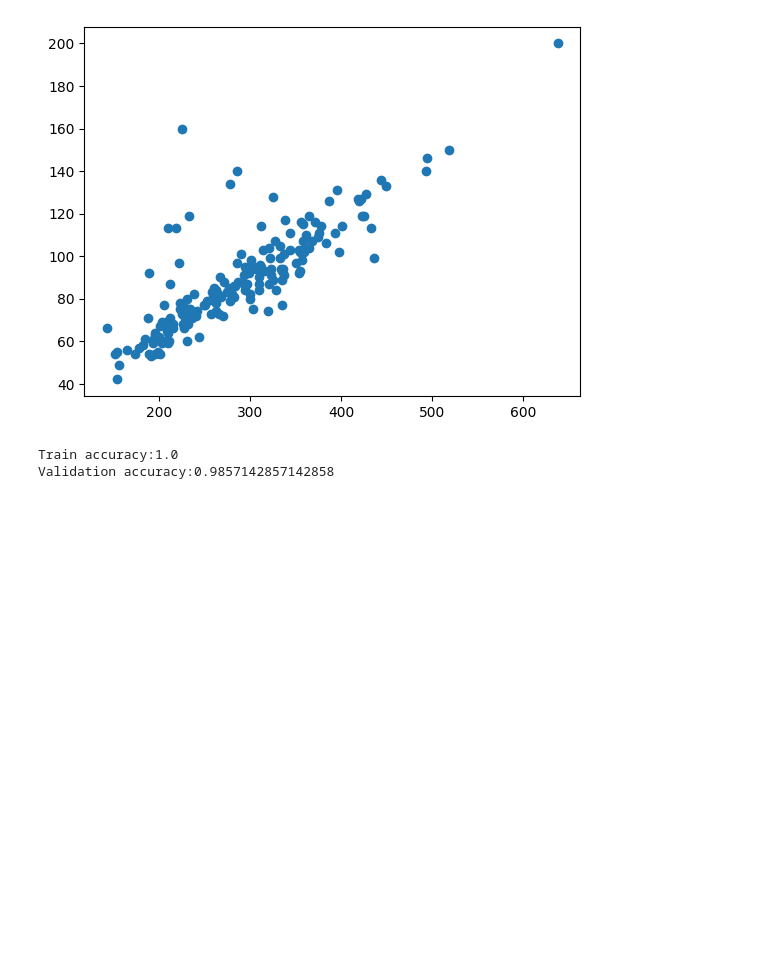
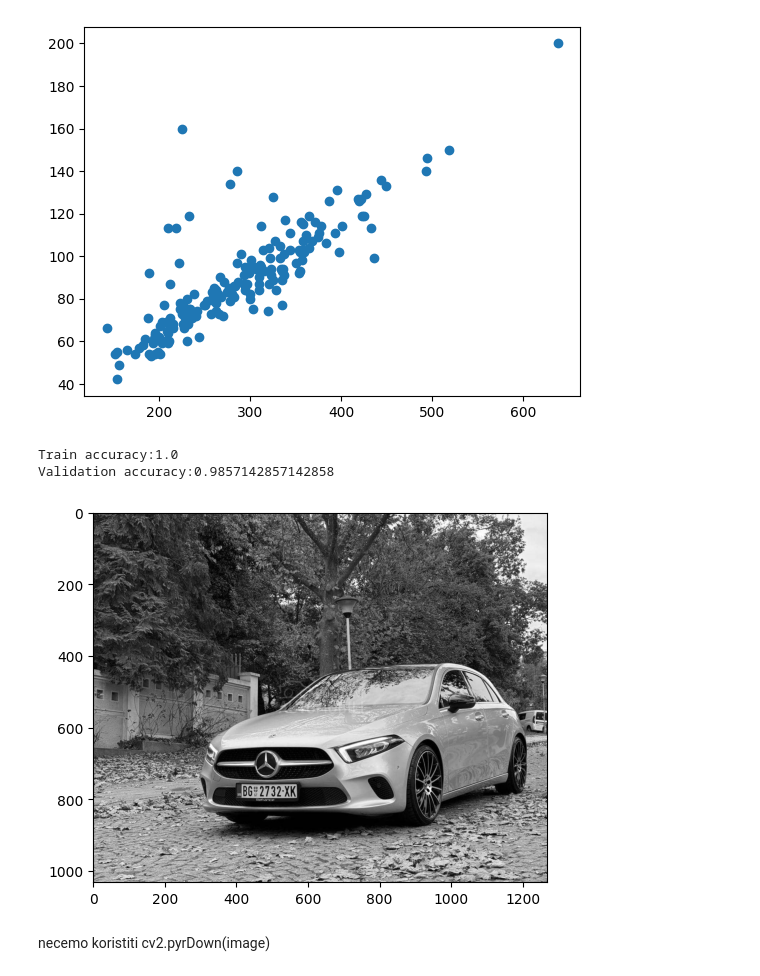
Before and after one commit to jeftasije/licence-plate-detection, a Jupyter notebook: model/model.ipynb, the cells around one changed output. Saved outputs shown, nothing was run; the diff lists cells and outputs as text; code cells hidden in the pictures; blank space fills up the shorter version.

```diff
--- a/model/model.ipynb
+++ b/model/model.ipynb
@@ -103,0 +186,7 @@ Validation accuracy:0.9857142857142858
+# %%
+img = load_image('/home/stefan/Downloads/test4.jpg')
+show_image(img)
+# %% [output]
+[figure, added]
+# %% [markdown]
+necemo koristiti cv2.pyrDown(image)
```
Also changed, not shown: parts of 7 cells of this notebook.
